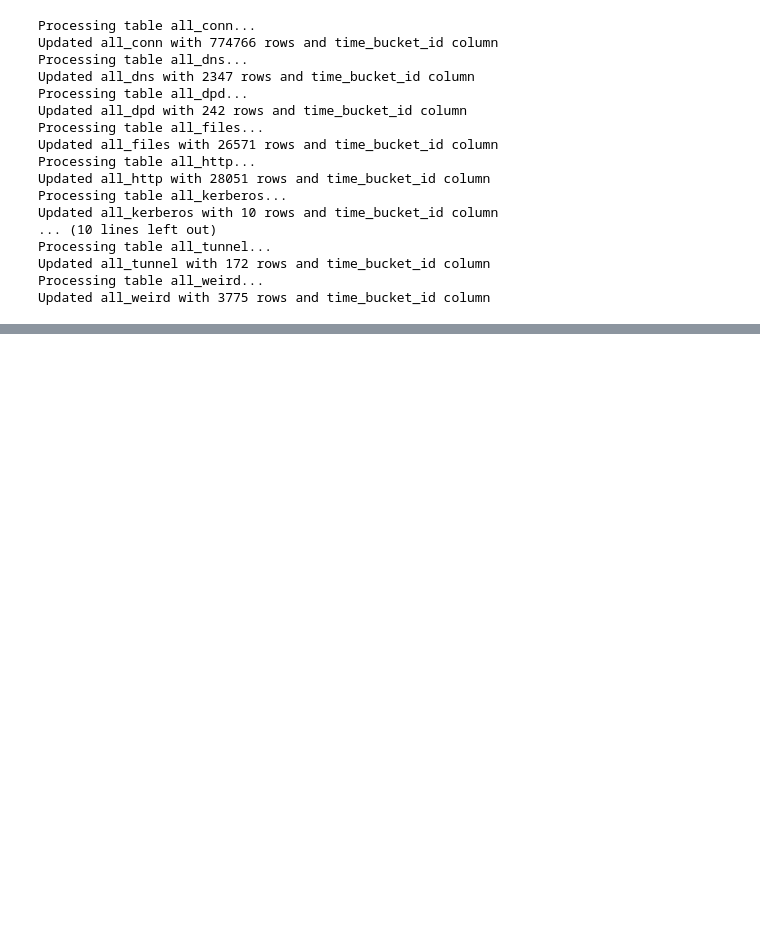
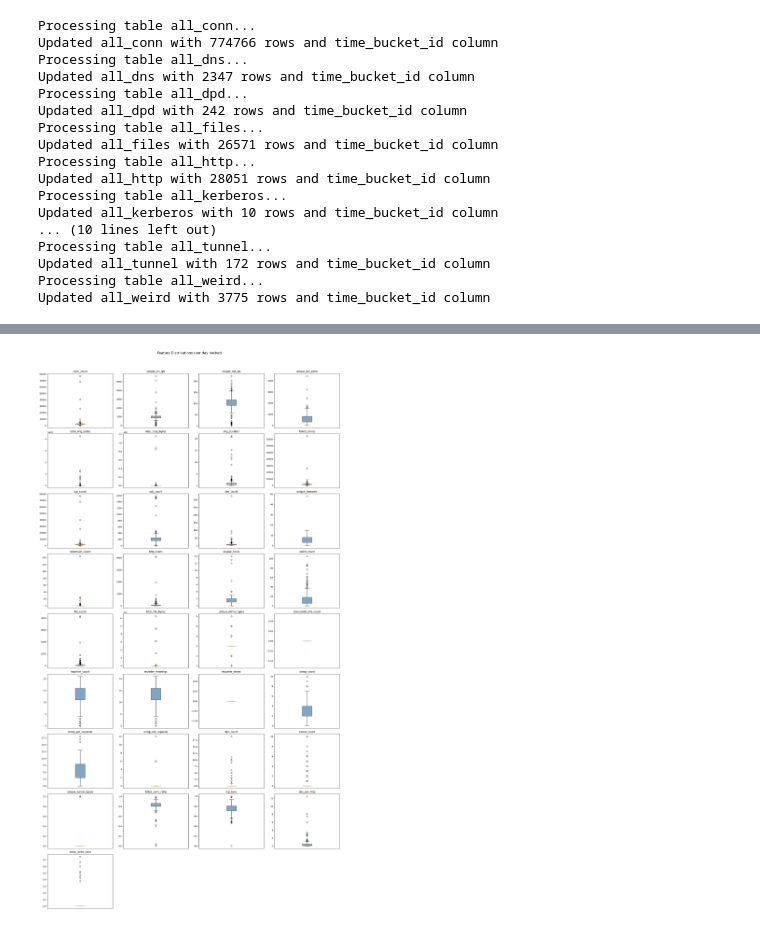
Before and after one commit to dralston168/IoT-ML, a Jupyter notebook: notebooks/EDA1.ipynb, the cells around one changed output, grey strips where cells are left out. Drawn from its saved outputs; the diff is of its cells as text; code cells hidden in the pictures; blank space fills up the shorter version.

```diff
--- a/notebooks/EDA1.ipynb
+++ b/notebooks/EDA1.ipynb
@@ -164,0 +378,24 @@ plt.show()
+# %%
+plot_features = [col for col in features.columns if col != 'time_bucket_id']
+
+n_cols = 4
+n_rows = -(-len(plot_features) // n_cols)  # ceiling division
+
+fig, axes = plt.subplots(n_rows, n_cols, figsize=(20, n_rows * 4))
+axes = axes.flatten()
+
+for i, col in enumerate(plot_features):
+    axes[i].boxplot(features[col].dropna(), vert=True, patch_artist=True,
+                    boxprops=dict(facecolor='steelblue', alpha=0.7))
+    axes[i].set_title(col)
+    axes[i].set_xticks([])
+
+# Hide unused subplots
+for j in range(i + 1, len(axes)):
+    axes[j].set_visible(False)
+
+plt.suptitle("Feature Distributions (per day bucket)", fontsize=16, y=1.02)
+plt.tight_layout()
+plt.show()
+# %% [output]
+[figure, added]
```
Also changed, not shown: parts of 9 cells of this notebook, 3 other files.
